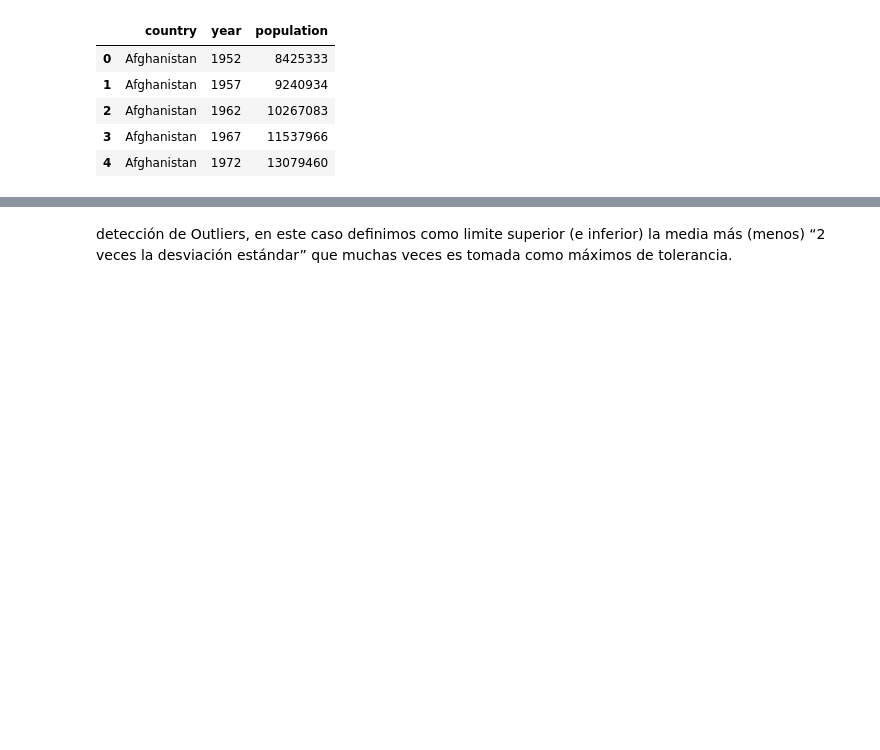
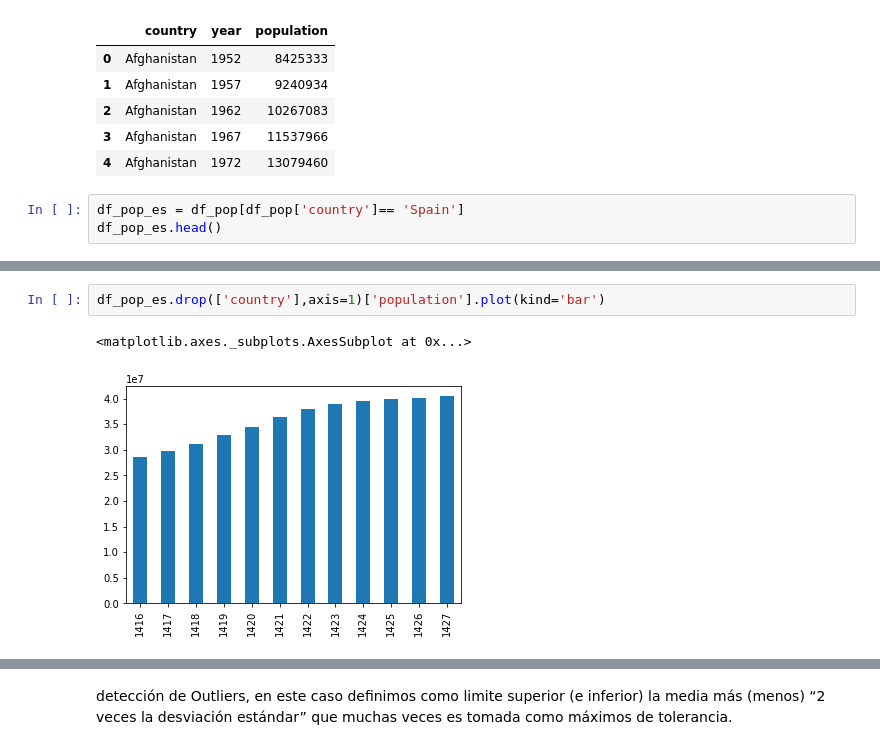
Before and after one commit to CarolinaLop/Programacion_Industria, a Jupyter notebook: EDA.ipynb, the cells around one changed output, grey strips where cells are left out. Cells and saved outputs as stored; diff of their text form; blank space fills up the shorter version.

```diff
--- a/EDA.ipynb
+++ b/EDA.ipynb
@@ -55,3 +87,6 @@ df_pop.head()
 | 2 | Afghanistan | 1962 | 10267083 |
 | 3 | Afghanistan | 1967 | 11537966 |
 | 4 | Afghanistan | 1972 | 13079460 |
+# %%
+df_pop_es = df_pop[df_pop['country']== 'Spain']
+df_pop_es.head()
@@ -57,0 +100,5 @@ df_pop.head()
+# %%
+df_pop_es.drop(['country'],axis=1)['population'].plot(kind='bar')
+# %% [output]
+<matplotlib.axes._subplots.AxesSubplot at 0x...>
+[figure, added]
```
Also changed, not shown: parts of 9 cells of this notebook.
